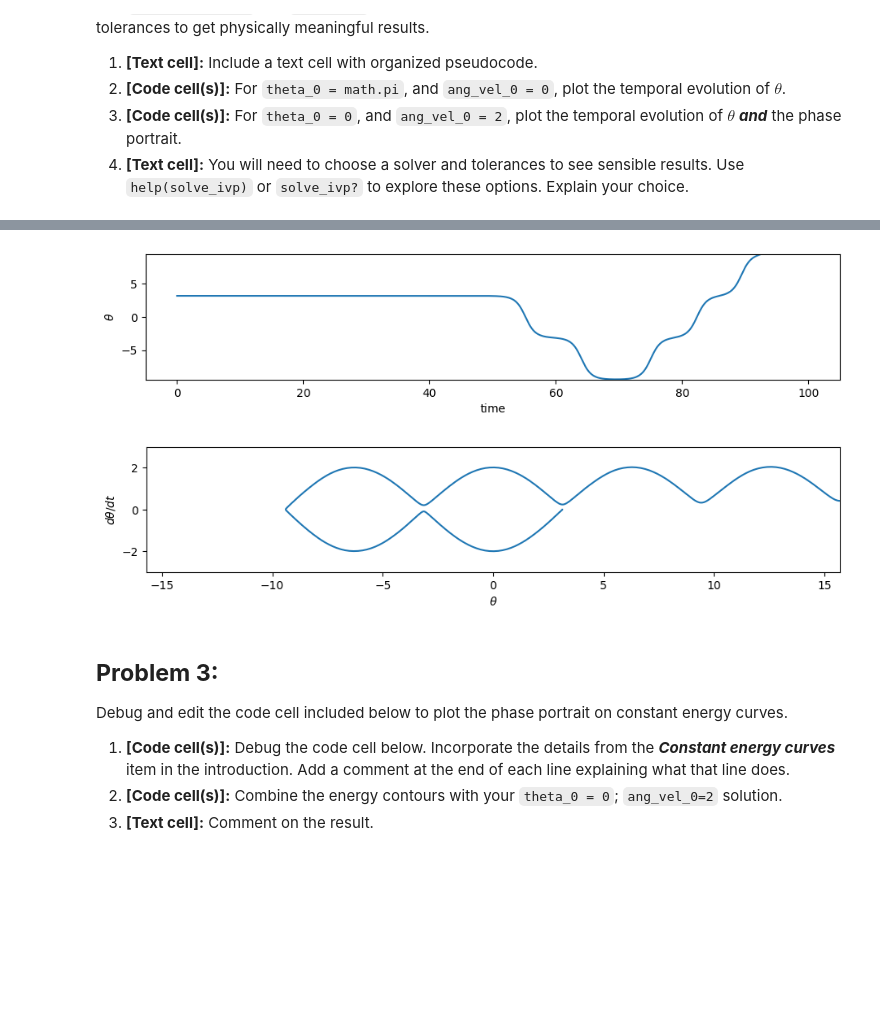
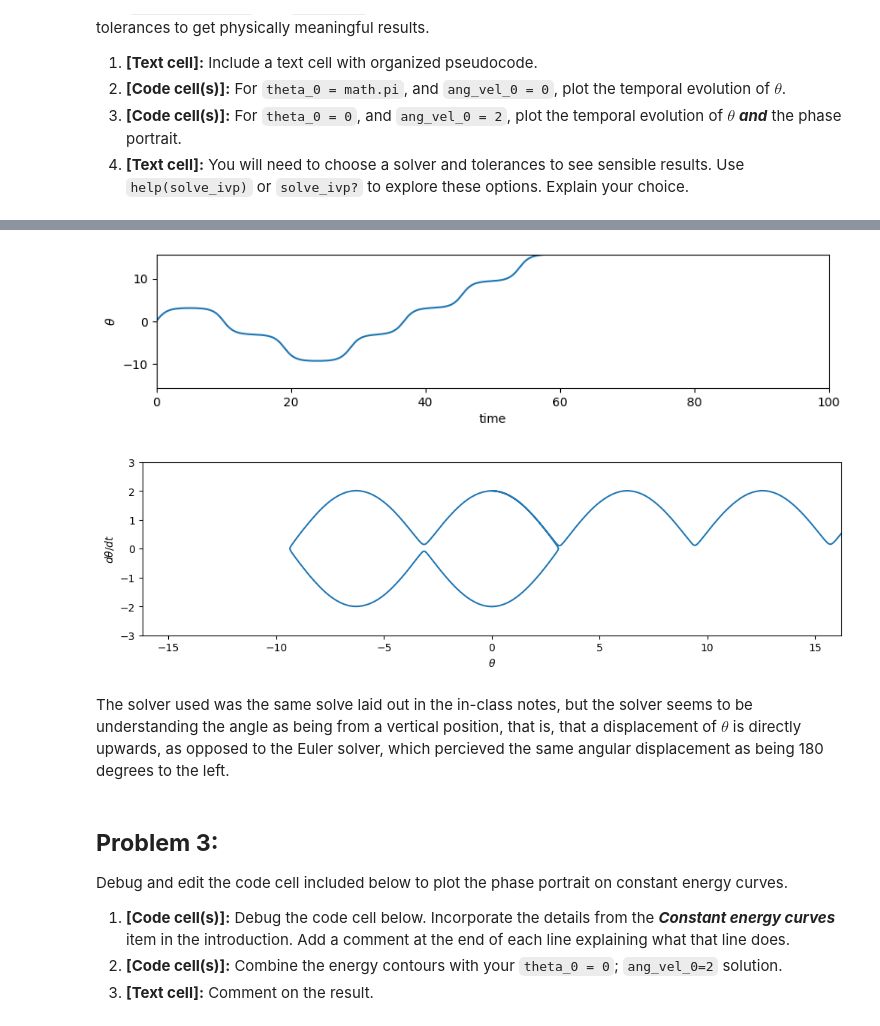
Before and after one commit to IntroComputationalPhysics-UNT/euler-and-solve-ivp-GavinDunaway410, a Jupyter notebook: rigid_pendulum_assignment_v2.ipynb, the cells around one changed output, grey strips where cells are left out. Saved outputs shown, nothing was run; the diff lists cells and outputs as text; code cells hidden in the pictures; blank space fills up the shorter version.

```diff
--- a/rigid_pendulum_assignment_v2.ipynb
+++ b/rigid_pendulum_assignment_v2.ipynb
@@ -202,5 +268,5 @@ Use `scipy.integrate` and `solve_ivp` to solve the same problem. You'll need to
 # %%
-# Parameter Set 1
+# Parameter Set 2
 
 # Import Modules
 
@@ -224,8 +290,8 @@ def rigid_pendulum_ode(t, y, omega_0=1):
 # Define the initial conditions, input parameters, and the time span
 
 # initial conditions
-theta_0 = np.pi
-ang_vel_0 = 0
+theta_0 = 0
+ang_vel_0 = 2
 y_0 = [theta_0, ang_vel_0]
 
 # input parameters
@@ -236,39 +302,42 @@ t_initial = 0 # initial time
 t_final = 100 # final time
 t_span = [t_initial, t_final] # time span
 
 # solve differential equation
 solution = solve_ivp(rigid_pendulum_ode,
  t_span, # time span to solve over
  y_0, # initial conditions
  args=(omega_0,), # passes `omega_0` to `rigid_pendulum_ode`
  dense_output=True # returns an interpolated solution
  )
 
 # create list for plotting our solution
 n_steps = 1000 # number of time steps
 t_plot = np.linspace(t_initial, t_final, n_steps) # list of times for plotting
 theta_plot = solution.sol(t_plot)[0] # evaluate the interpolant on a mesh for plotting
 ang_vel_plot = solution.sol(t_plot)[1] # evaluate the interpolant on a mesh for plotting
 
 # plot the temporal evolution
-plt.figure(figsize=(11,2))
+plt.figure(figsize=(10,2))
 plt.plot(t_plot, theta_plot)
 plt.xlabel("time")
 plt.ylabel("$\\theta$")
-plt.ylim(- 3 * np.pi, 3 * np.pi)
+plt.xlim([0, 100])
+plt.ylim(- 5 * np.pi, 5 * np.pi)
 plt.show()
 
 # plot the phase portrait
-plt.figure(figsize=(11,2))
+plt.figure(figsize=(12,3))
 plt.plot(theta_plot, ang_vel_plot)
 plt.xlabel("$\\theta$")
 plt.ylabel("$d\\theta/dt$")
-plt.xlim(- 5 * np.pi, 5 * np.pi)
+plt.xlim([-5 * np.pi - 0.5, 5 * np.pi + 0.5])
 plt.ylim(-3, 3)
 plt.show()
 # %% [output]
-[figure, old version]
+[figure, new version]
-[figure, old version]
+[figure, new version]
+# %% [markdown]
+The solver used was the same solve laid out in the in-class notes, but the solver seems to be understanding the angle as being from a vertical position, that is, that a displacement of $\theta$ is directly upwards, as opposed to the Euler solver, which percieved the same angular displacement as being 180 degrees to the left.
 # %% [markdown]
 ## **Problem 3:**
 
```
Also changed, not shown: parts of 5 cells of this notebook.
